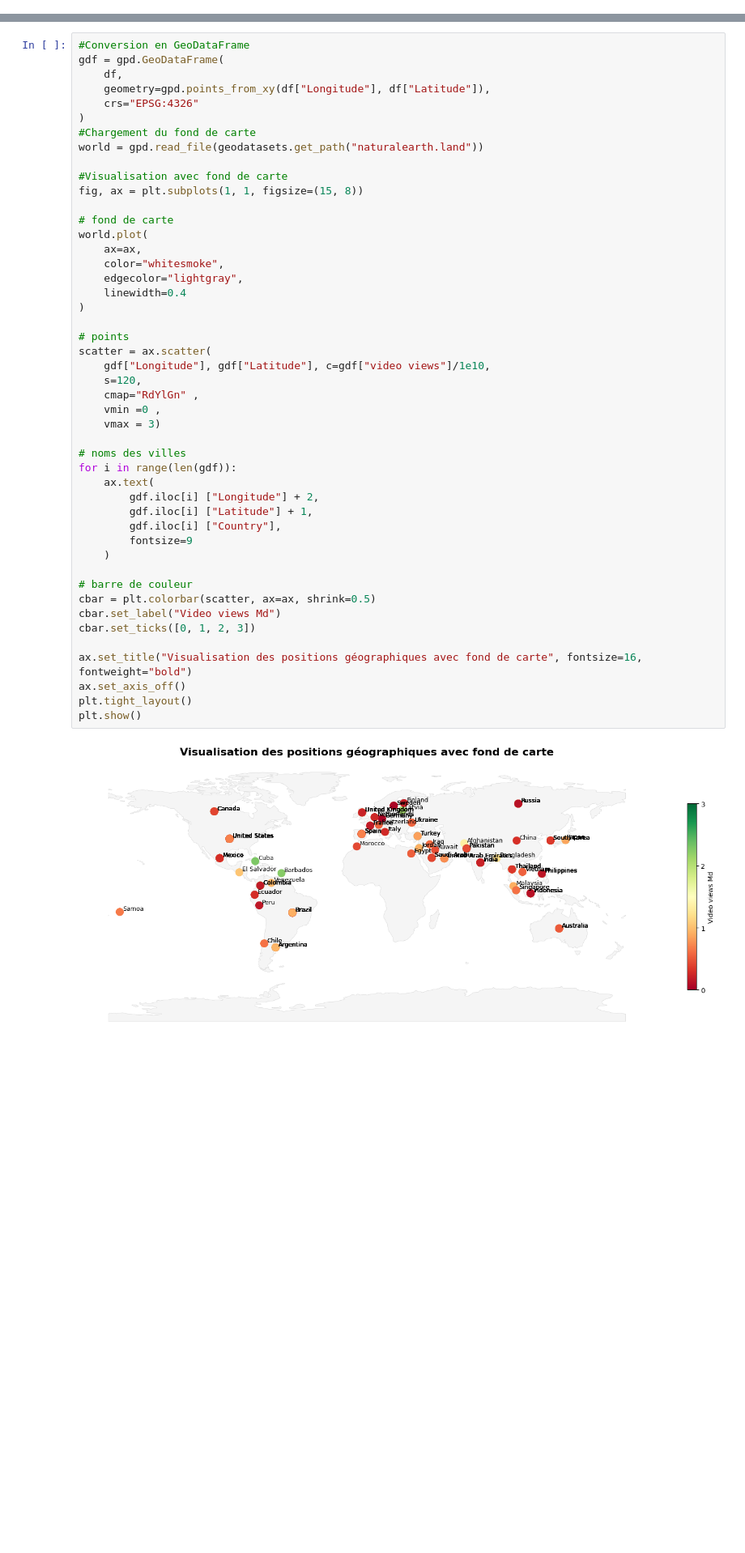
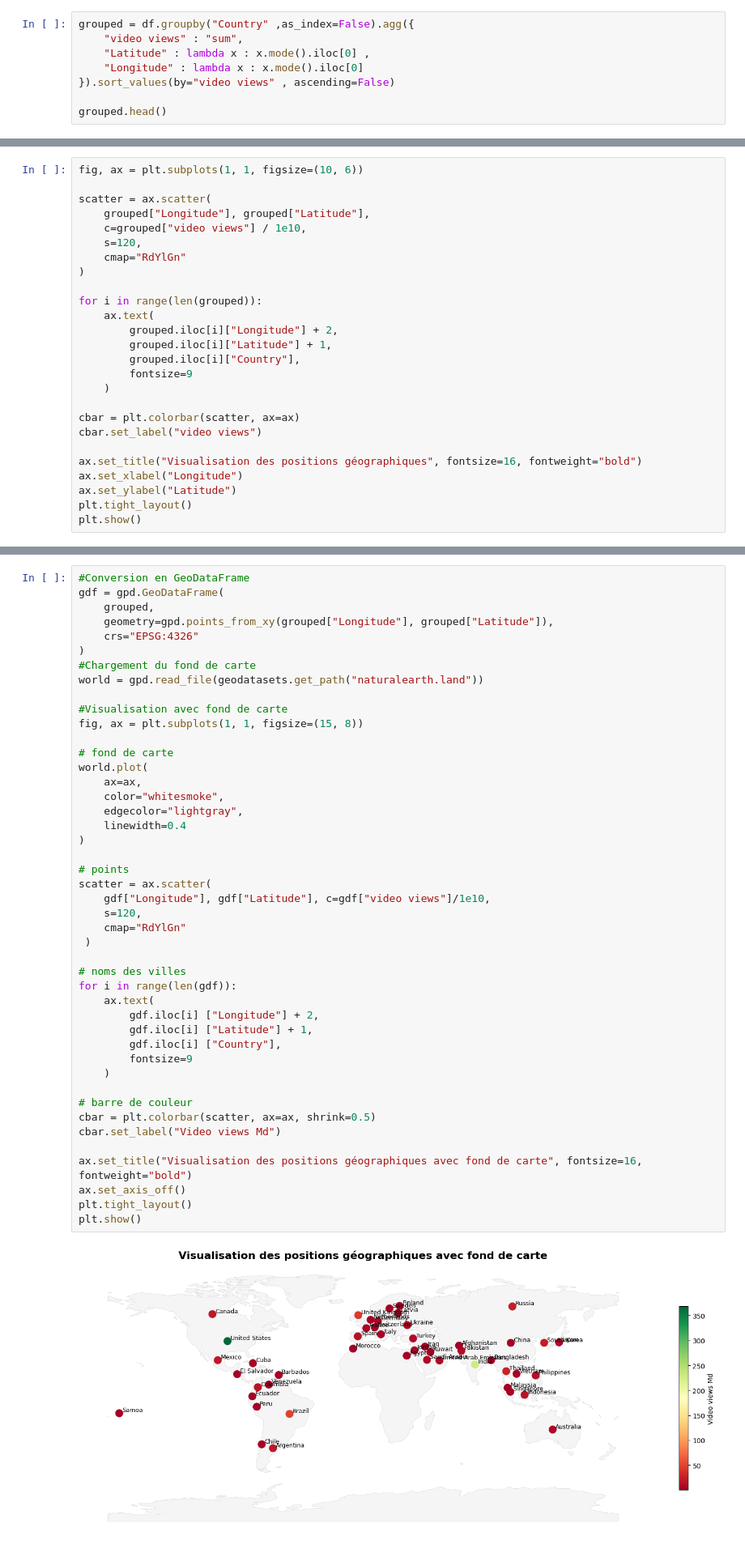
Before and after one commit to elmoujahidayoub171/Youtube-analysis-project, a Jupyter notebook: notebooks/time_series_vis.ipynb, the cells around one changed output, grey strips where cells are left out. Shown at 81% size. Saved outputs shown, nothing was run; the diff lists cells and outputs as text; blank space fills up the shorter version.

```diff
--- a/notebooks/time_series_vis.ipynb
+++ b/notebooks/time_series_vis.ipynb
@@ -113,0 +112,8 @@ plt.show()
+# %%
+grouped = df.groupby("Country" ,as_index=False).agg({
+    "video views" : "sum",
+    "Latitude" : lambda x : x.mode().iloc[0] ,
+    "Longitude" : lambda x : x.mode().iloc[0]
+}).sort_values(by="video views" , ascending=False)
+
+grouped.head()
@@ -113,0 +127,26 @@ plt.show()
+# %%
+fig, ax = plt.subplots(1, 1, figsize=(10, 6))
+
+scatter = ax.scatter(
+    grouped["Longitude"], grouped["Latitude"],
+    c=grouped["video views"] / 1e10,
+    s=120,
+    cmap="RdYlGn"
+)
+
+for i in range(len(grouped)):
+    ax.text(
+        grouped.iloc[i]["Longitude"] + 2,
+        grouped.iloc[i]["Latitude"] + 1,
+        grouped.iloc[i]["Country"],
+        fontsize=9
+    )
+
+cbar = plt.colorbar(scatter, ax=ax)
+cbar.set_label("video views")
+
+ax.set_title("Visualisation des positions géographiques", fontsize=16, fontweight="bold")
+ax.set_xlabel("Longitude")
+ax.set_ylabel("Latitude")
+plt.tight_layout()
+plt.show()
@@ -118,8 +167,8 @@ from shapely.geometry import LineString
 # %%
 #Conversion en GeoDataFrame
 gdf = gpd.GeoDataFrame(
-    df,
-    geometry=gpd.points_from_xy(df["Longitude"], df["Latitude"]),
+    grouped,
+    geometry=gpd.points_from_xy(grouped["Longitude"], grouped["Latitude"]),
     crs="EPSG:4326"
 )
 #Chargement du fond de carte
@@ -132,35 +181,33 @@ fig, ax = plt.subplots(1, 1, figsize=(15, 8))
 world.plot(
     ax=ax,
     color="whitesmoke",
     edgecolor="lightgray",
     linewidth=0.4
 )
 
 # points
 scatter = ax.scatter(
     gdf["Longitude"], gdf["Latitude"], c=gdf["video views"]/1e10,
     s=120,
-    cmap="RdYlGn" ,
-    vmin =0 ,
-    vmax = 3)
+    cmap="RdYlGn"
+ )
 
 # noms des villes
 for i in range(len(gdf)):
     ax.text(
         gdf.iloc[i] ["Longitude"] + 2,
         gdf.iloc[i] ["Latitude"] + 1,
         gdf.iloc[i] ["Country"],
         fontsize=9
     )
 
 # barre de couleur
 cbar = plt.colorbar(scatter, ax=ax, shrink=0.5)
 cbar.set_label("Video views Md")
-cbar.set_ticks([0, 1, 2, 3])
 
 ax.set_title("Visualisation des positions géographiques avec fond de carte", fontsize=16, fontweight="bold")
 ax.set_axis_off()
 plt.tight_layout()
 plt.show()
 # %% [output]
-[figure, old version]
+[figure, new version]
```
Also changed, not shown: parts of 15 cells of this notebook.
